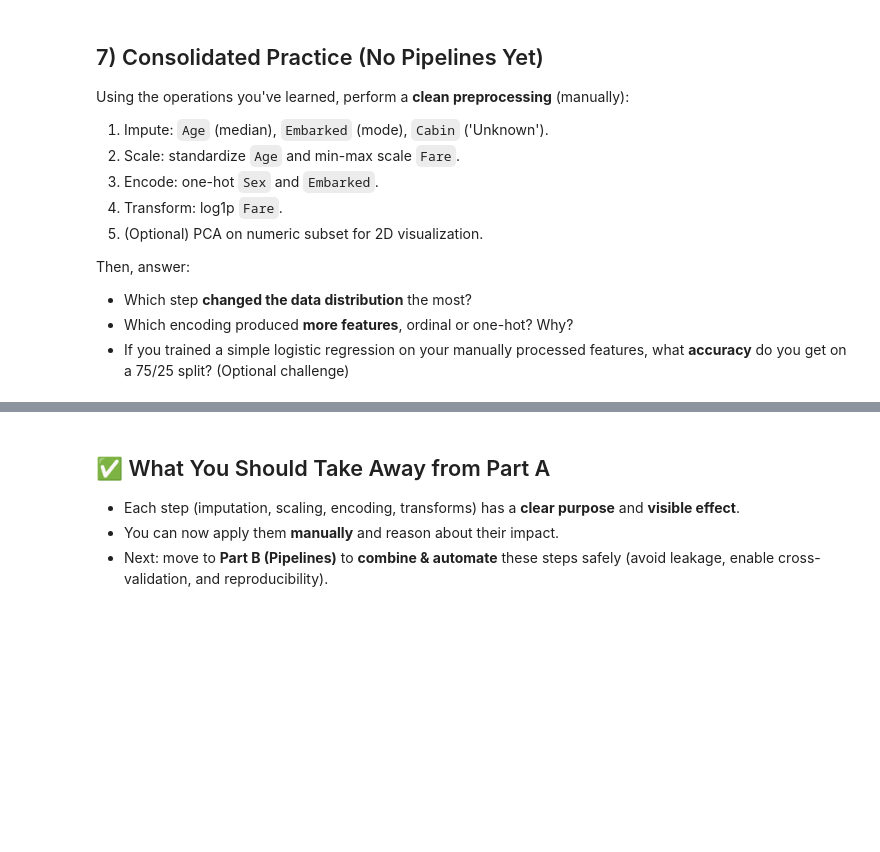
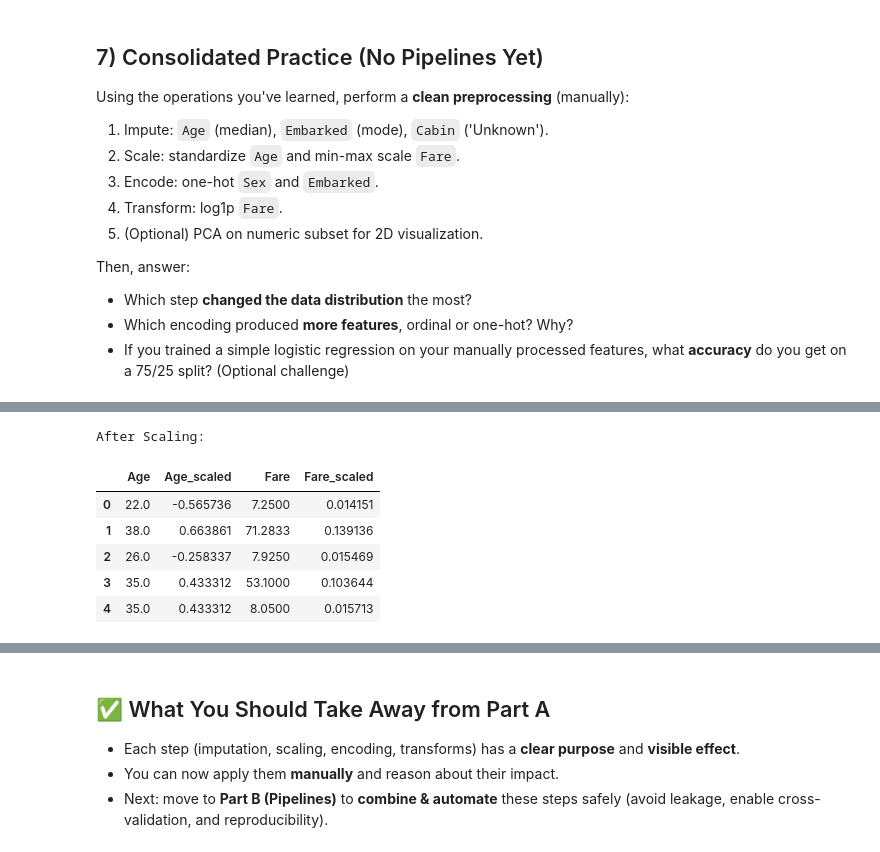
Before and after one commit to suryatejabatchu08/Machine-Learning-Lab, a Jupyter notebook: Lab3_AP23110010549.ipynb, the cells around one changed output, grey strips where cells are left out. Cells and saved outputs as stored; diff of their text form; code cells hidden in the pictures; blank space fills up the shorter version.

```diff
--- a/Lab3_AP23110010549.ipynb
+++ b/Lab3_AP23110010549.ipynb
@@ -407,3 +539,21 @@ Then, answer:
 - Which step **changed the data distribution** the most?
 - Which encoding produced **more features**, ordinal or one-hot? Why?
 - If you trained a simple logistic regression on your manually processed features, what **accuracy** do you get on a 75/25 split? (Optional challenge)
+# %%
+# Create a copy of the original dataframe for consolidated practice
+df_processed = df.copy()
+
+# 1) Impute missing values
+# Age (median)
+median_age = df_processed['Age'].median()
+df_processed['Age'] = df_processed['Age'].fillna(median_age)
+
+# Embarked (mode)
+mode_embarked = df_processed['Embarked'].mode()[0]
+df_processed['Embarked'] = df_processed['Embarked'].fillna(mode_embarked)
+
+# Cabin ('Unknown')
+df_processed['Cabin'] = df_processed['Cabin'].fillna('Unknown')
+
+print("After Imputation:")
+print(df_processed.isna().sum().sort_values(ascending=False).head())
@@ -409,0 +568,20 @@ Then, answer:
+# %%
+# 2) Scale features
+# Standardize Age
+sc_std_age = StandardScaler()
+df_processed['Age_scaled'] = sc_std_age.fit_transform(df_processed[['Age']])
+
+# Min-max scale Fare
+sc_mm_fare = MinMaxScaler()
+df_processed['Fare_scaled'] = sc_mm_fare.fit_transform(df_processed[['Fare']])
+
+print("\nAfter Scaling:")
+display(df_processed[['Age', 'Age_scaled', 'Fare', 'Fare_scaled']].head())
+# %% [output]
+After Scaling:
+|  | Age | Age_scaled | Fare | Fare_scaled |
+| 0 | 22.0 | -0.565736 | 7.2500 | 0.014151 |
+| 1 | 38.0 | 0.663861 | 71.2833 | 0.139136 |
+| 2 | 26.0 | -0.258337 | 7.9250 | 0.015469 |
+| 3 | 35.0 | 0.433312 | 53.1000 | 0.103644 |
+| 4 | 35.0 | 0.433312 | 8.0500 | 0.015713 |
```
Also changed, not shown: parts of 18 cells of this notebook.
